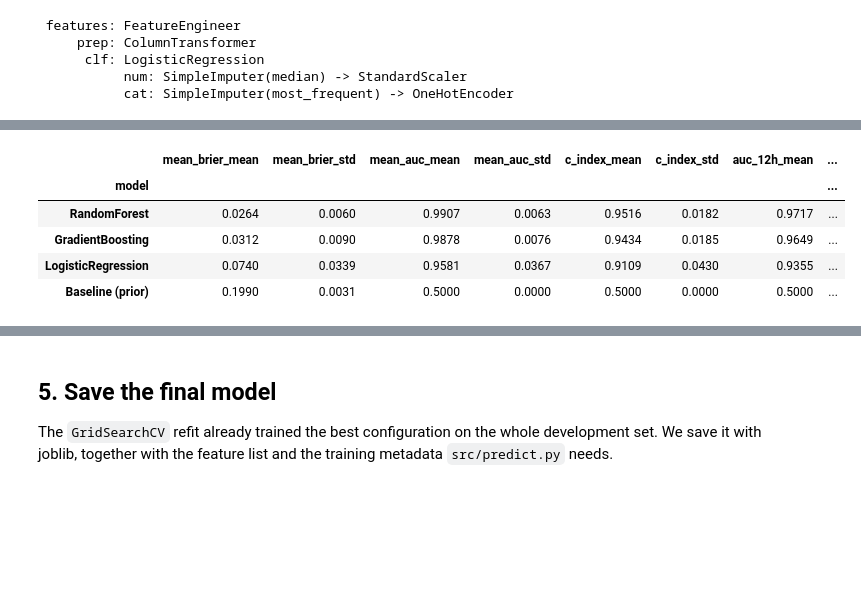
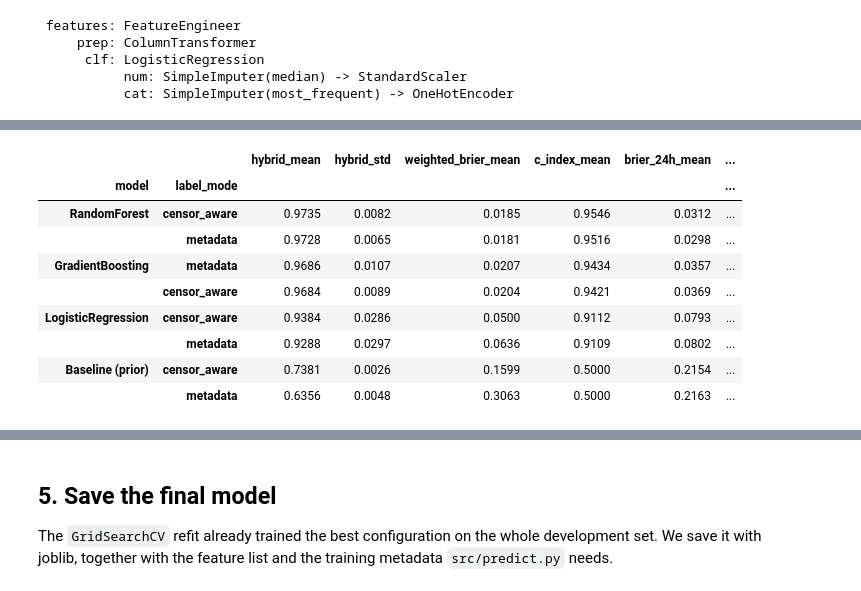
Before and after one commit to Re7absu/wildfire-evacuation-risk, a Jupyter notebook: notebooks/02_training.ipynb, the cells around one changed output, grey strips where cells are left out. Cells and saved outputs as stored; diff of their text form; code cells hidden in the pictures; blank space fills up the shorter version.

```diff
--- a/notebooks/02_training.ipynb
+++ b/notebooks/02_training.ipynb
@@ -53,7 +65,8 @@ We stratify on a 3-level key (*never hit*, *hit after 12 h*, *hit within 12 h*),
 # %%
 df = pd.read_csv(PROC_DIR / "train_clean.csv")
 FEATURES = feature_columns(df.drop(columns=[c for c in df.columns if c.startswith("hit_")]))
-strata = df[EVENT_COL] + df["hit_12h"]          # 0 = never, 1 = late hit, 2 = early hit
+early = ((df[EVENT_COL] == 1) & (df[TIME_COL] <= 12)).astype(int)
+strata = df[EVENT_COL] + early          # 0 = censored, 1 = late hit, 2 = early hit
 
 dev, test = train_test_split(df, test_size=0.15, stratify=strata, random_state=RANDOM_STATE)
 dev, test = dev.reset_index(drop=True), test.reset_index(drop=True)
@@ -62,8 +75,9 @@ raw_cols = [ID_COL] + FEATURES + TARGET_COLS
 test[raw_cols].to_csv(TEST_DIR / "test_set.csv", index=False)   # untouched until notebook 03
 dev[raw_cols].to_csv(PROC_DIR / "dev_set.csv", index=False)
 
-balance = pd.DataFrame({name: part[[f"hit_{h}h" for h in HORIZONS]].mean().mul(100).round(1)
-                        for name, part in [("dev", dev), ("test", test)]})
-balance.loc["rows"] = [len(dev), len(test)]
-print(f"{len(FEATURES)} features"); balance
+def label_summary(part):
+    lab = censor_aware_labels(part[TIME_COL], part[EVENT_COL])
+    return pd.DataFrame({"positive": (lab == 1).sum(), "negative": (lab == 0).sum(), "excluded": lab.isna().sum()}).T
+print(f"{len(FEATURES)} features | dev {len(dev)} rows | test {len(test)} rows")
+pd.concat({"dev": label_summary(dev), "test": label_summary(test)})
 # %% [output]
@@ -79,7 +94,7 @@ Both splits keep about the same positive rate at every horizon. The test file is
 # %%
 X_dev = dev[FEATURES]
 y_dev = dev[TARGET_COLS].to_numpy()          # [time_to_hit_hours, event]
-strata_dev = (dev[EVENT_COL] + dev["hit_12h"]).to_numpy()
+strata_dev = (dev[EVENT_COL] + ((dev[EVENT_COL] == 1) & (dev[TIME_COL] <= 12))).to_numpy()
 cv_splits = list(StratifiedKFold(n_splits=5, shuffle=True, random_state=RANDOM_STATE).split(X_dev, strata_dev))
 print("fold sizes (validation):", [len(v) for _, v in cv_splits])
 # %% [output]
@@ -116,34 +132,40 @@ for name, trans, _ in example.named_steps["prep"].transformers:
 # %%
 candidates = {
     "Baseline (prior)": DummyClassifier(strategy="prior"),
     "LogisticRegression": LogisticRegression(max_iter=5000),
     "RandomForest": RandomForestClassifier(n_estimators=500, min_samples_leaf=2, random_state=RANDOM_STATE, n_jobs=1),
     "GradientBoosting": GradientBoostingClassifier(random_state=RANDOM_STATE),
 }
-per_h = {f"auc_{h}h": (lambda h: lambda m, X, y: horizon_scores(m, X, y)[f"auc_{h}h"])(h) for h in HORIZONS}
-per_h |= {f"brier_{h}h": (lambda h: lambda m, X, y: -horizon_scores(m, X, y)[f"brier_{h}h"])(h) for h in HORIZONS}
+per_h = {f"brier_{h}h": (lambda h: lambda m, X, y: -horizon_scores(m, X, y)[f"brier_{h}h"])(h) for h in (24, 48, 72)}
+per_h |= {f"auc_{h}h": (lambda h: lambda m, X, y: horizon_scores(m, X, y)[f"auc_{h}h"])(h) for h in (12, 24, 48)}
 scoring = SCORING | per_h
 
 rows = []
 with warnings.catch_warnings():
     warnings.simplefilter("ignore")
     for name, clf in candidates.items():
-        res = cross_validate(MultiHorizonRiskModel(make_pipeline(clf)), X_dev, y_dev, cv=cv_splits, scoring=scoring, n_jobs=-1)
-        row = {"model": name}
-        for k in scoring:
-            v = res[f"test_{k}"] * (-1 if k.startswith(("neg_", "brier_")) else 1)
-            key = k.replace("neg_", "")
-            row[f"{key}_mean"], row[f"{key}_std"] = v.mean(), v.std()
-        rows.append(row)
-cv_table = pd.DataFrame(rows).set_index("model")
+        for mode in ("censor_aware", "metadata"):
+            est = MultiHorizonRiskModel(make_pipeline(clf), label_mode=mode)
+            res = cross_validate(est, X_dev, y_dev, cv=cv_splits, scoring=scoring, n_jobs=-1)
+            row = {"model": name, "label_mode": mode}
+            for k in scoring:
+                v = res[f"test_{k}"] * (-1 if k.startswith(("neg_", "brier_")) else 1)
+                key = k.replace("neg_", "")
+                row[f"{key}_mean"], row[f"{key}_std"] = np.nanmean(v), np.nanstd(v)
+            rows.append(row)
+cv_table = pd.DataFrame(rows).set_index(["model", "label_mode"]).sort_values("hybrid_mean", ascending=False)
 cv_table.to_csv(REPORT_DIR / "cv_results.csv")
-show = ["mean_brier_mean", "mean_brier_std", "mean_auc_mean", "mean_auc_std", "c_index_mean", "c_index_std"] + [f"auc_{h}h_mean" for h in HORIZONS]
-cv_table[show].sort_values("mean_brier_mean").round(4)
+show = ["hybrid_mean", "hybrid_std", "weighted_brier_mean", "c_index_mean", "brier_24h_mean", "brier_48h_mean", "brier_72h_mean", "auc_12h_mean", "auc_24h_mean", "auc_48h_mean"]
+cv_table[show].round(4)
 # %% [output]
-|  | mean_brier_mean | mean_brier_std | mean_auc_mean | mean_auc_std | c_index_mean | c_index_std | auc_12h_mean | ... |
-| model |  |  |  |  |  |  |  | ... |
-| RandomForest | 0.0264 | 0.0060 | 0.9907 | 0.0063 | 0.9516 | 0.0182 | 0.9717 | ... |
-| GradientBoosting | 0.0312 | 0.0090 | 0.9878 | 0.0076 | 0.9434 | 0.0185 | 0.9649 | ... |
-| LogisticRegression | 0.0740 | 0.0339 | 0.9581 | 0.0367 | 0.9109 | 0.0430 | 0.9355 | ... |
-| Baseline (prior) | 0.1990 | 0.0031 | 0.5000 | 0.0000 | 0.5000 | 0.0000 | 0.5000 | ... |
+|  |  | hybrid_mean | hybrid_std | weighted_brier_mean | c_index_mean | brier_24h_mean | ... |
+| model | label_mode |  |  |  |  |  | ... |
+| RandomForest | censor_aware | 0.9735 | 0.0082 | 0.0185 | 0.9546 | 0.0312 | ... |
+|  | metadata | 0.9728 | 0.0065 | 0.0181 | 0.9516 | 0.0298 | ... |
+| GradientBoosting | metadata | 0.9686 | 0.0107 | 0.0207 | 0.9434 | 0.0357 | ... |
+|  | censor_aware | 0.9684 | 0.0089 | 0.0204 | 0.9421 | 0.0369 | ... |
+| LogisticRegression | censor_aware | 0.9384 | 0.0286 | 0.0500 | 0.9112 | 0.0793 | ... |
+|  | metadata | 0.9288 | 0.0297 | 0.0636 | 0.9109 | 0.0802 | ... |
+| Baseline (prior) | censor_aware | 0.7381 | 0.0026 | 0.1599 | 0.5000 | 0.2154 | ... |
+|  | metadata | 0.6356 | 0.0048 | 0.3063 | 0.5000 | 0.2163 | ... |
 # %%
```
Also changed, not shown: parts of 16 cells of this notebook, 25 other files.
